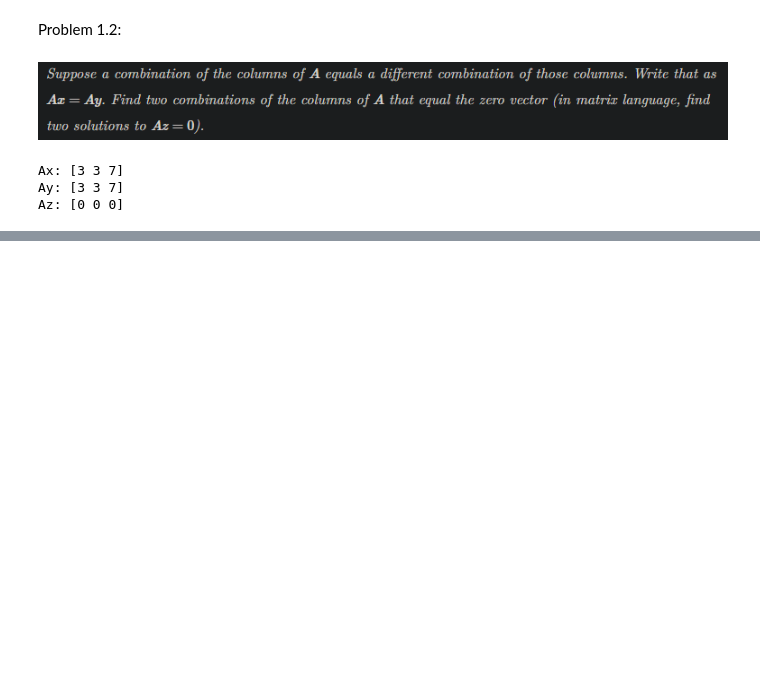
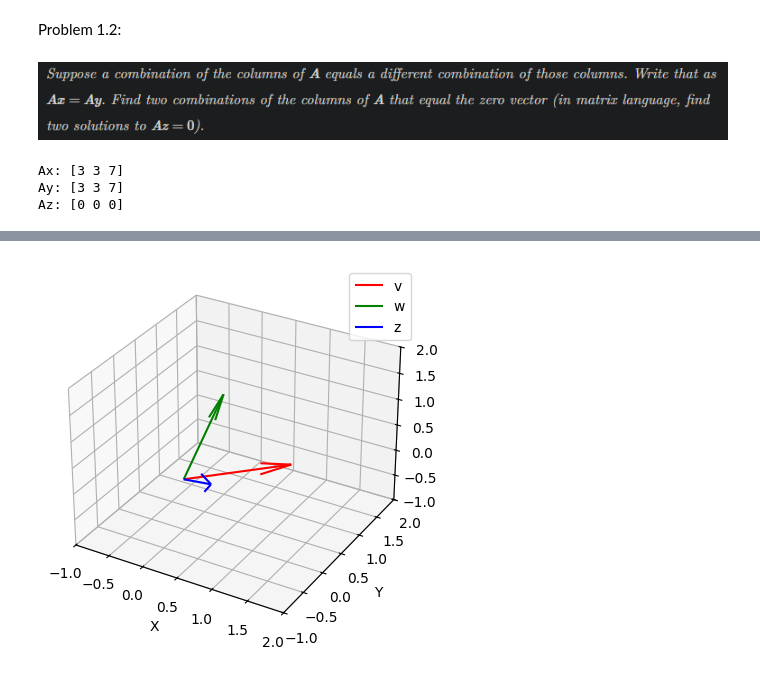
Before and after one commit to arjunsinghyadav2/matrix_decomposition, a Jupyter notebook: A=CR.ipynb, the cells around one changed output, grey strips where cells are left out. Drawn from its saved outputs; the diff is of its cells as text; code cells hidden in the pictures; blank space fills up the shorter version.

```diff
--- a/A=CR.ipynb
+++ b/A=CR.ipynb
@@ -102,0 +138,22 @@ Az: [0 0 0]
+# %%
+v = np.array([1,1,0])
+w = np.array([0,1,1])
+#if z is perpindicular to both v and w then it is in the null space of A
+z = np.array([1,-1,1])  # z.v = 0 and z.w = 0
+#plot the three vectors in 3D space
+from mpl_toolkits.mplot3d import Axes3D
+fig = plt.figure()
+ax = fig.add_subplot(111, projection='3d')
+ax.quiver(0, 0, 0, v[0], v[1], v[2], color='r', label='v')
+ax.quiver(0, 0, 0, w[0], w[1], w[2], color='g', label='w')
+ax.quiver(0, 0, 0, z[0], z[1], z[2], color='b', label='z')
+ax.set_xlim([ -1, 2])
+ax.set_ylim([ -1, 2])
+ax.set_zlim([ -1, 2])
+ax.set_xlabel('X')
+ax.set_ylabel('Y')
+ax.set_zlabel('Z')
+ax.legend()
+plt.show()
+# %% [output]
+[figure, added]
```
Also changed, not shown: parts of 9 cells of this notebook.
